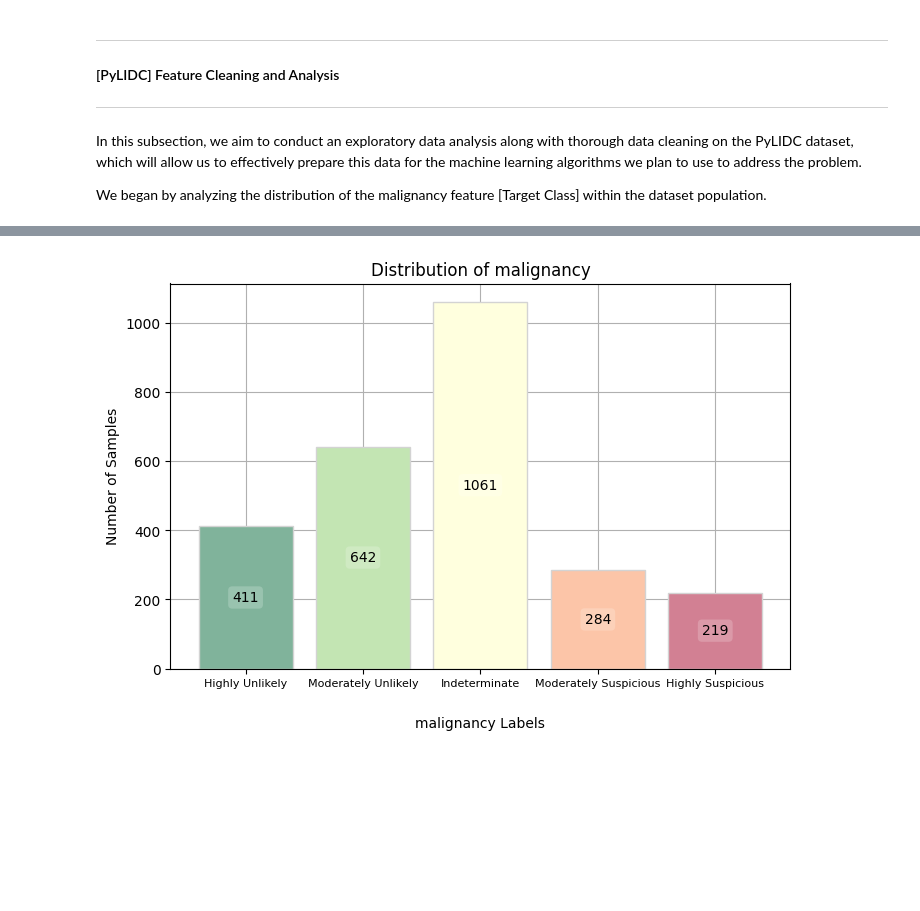
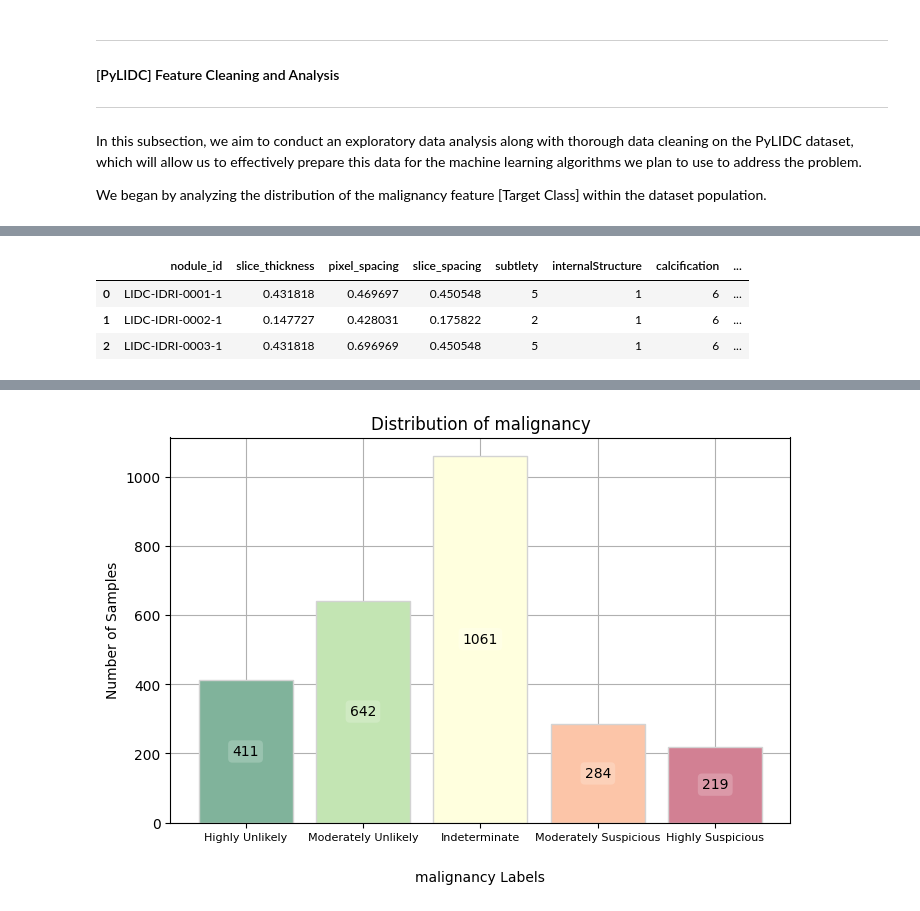
Before and after one commit to EstevesX10/Lung-Cancer-Classification-with-CT-Scans, a Jupyter notebook: Lung Cancer Classification with CT Scans/LungCancerClassification.ipynb, the cells around one changed output, grey strips where cells are left out. Cells and saved outputs as stored; diff of their text form; code cells hidden in the pictures; blank space fills up the shorter version.

```diff
--- a/Lung Cancer Classification with CT Scans/LungCancerClassification.ipynb
+++ b/Lung Cancer Classification with CT Scans/LungCancerClassification.ipynb
@@ -298,0 +298,9 @@ plot_feature_distribution(df_pylidc, 'diameter', False)
+# %%
+# Perform Min-Max Scaling for data normalization
+df_pylidc = performPylidcDataNormalization(df_pylidc)
+df_pylidc.head(3)
+# %% [output]
+|  | nodule_id | slice_thickness | pixel_spacing | slice_spacing | subtlety | internalStructure | calcification | ... |
+| 0 | LIDC-IDRI-0001-1 | 0.431818 | 0.469697 | 0.450548 | 5 | 1 | 6 | ... |
+| 1 | LIDC-IDRI-0002-1 | 0.147727 | 0.428031 | 0.175822 | 2 | 1 | 6 | ... |
+| 2 | LIDC-IDRI-0003-1 | 0.431818 | 0.696969 | 0.450548 | 5 | 1 | 6 | ... |
```
Also changed, not shown: parts of 19 cells of this notebook, 2 other files.
